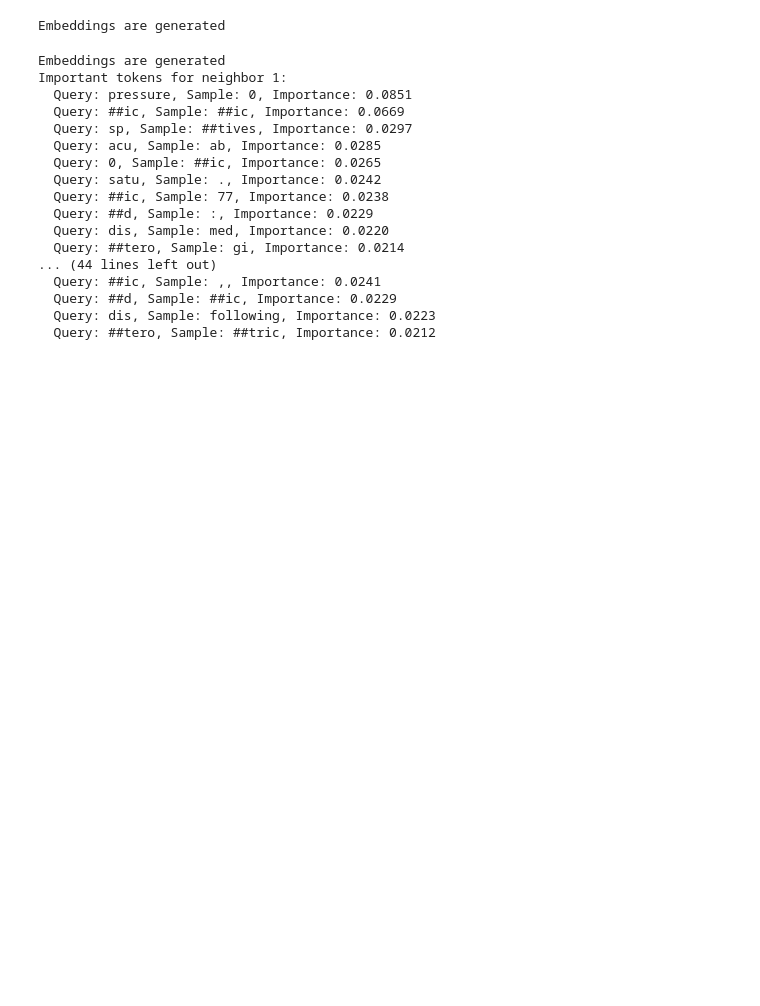
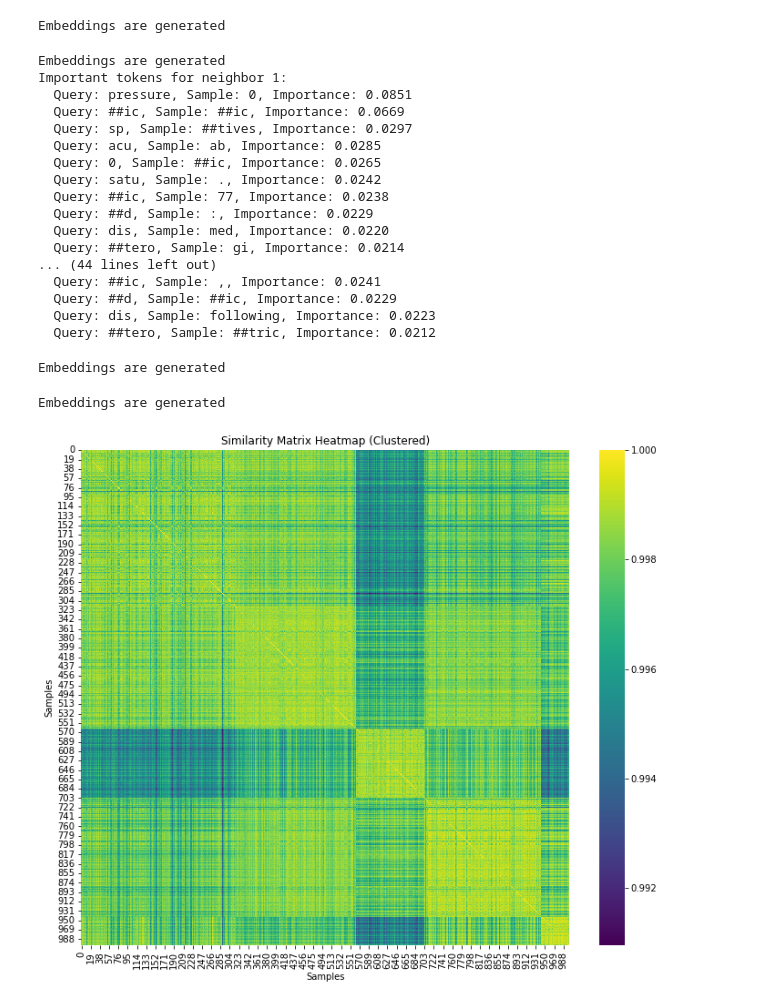
Before and after one commit to Simonlee711/Patient-Like-Me, a Jupyter notebook: plm.ipynb, the cells around one changed output. Cells and saved outputs as stored; diff of their text form; code cells hidden in the pictures; blank space fills up the shorter version.

```diff
--- a/plm.ipynb
+++ b/plm.ipynb
@@ -664,0 +754,9 @@ Important tokens for neighbor 1:
+# %%
+query_text = df["patient_info"].iloc[0]
+data_source = temp
+model_name = "medicalai/ClinicalBERT"
+similarities, important_tokens_list = knn_heatmap(query_text, data_source, model_name)
+# %% [output]
+Embeddings are generated
+Embeddings are generated
+[figure, added]
```
Also changed, not shown: parts of 2 cells of this notebook.
